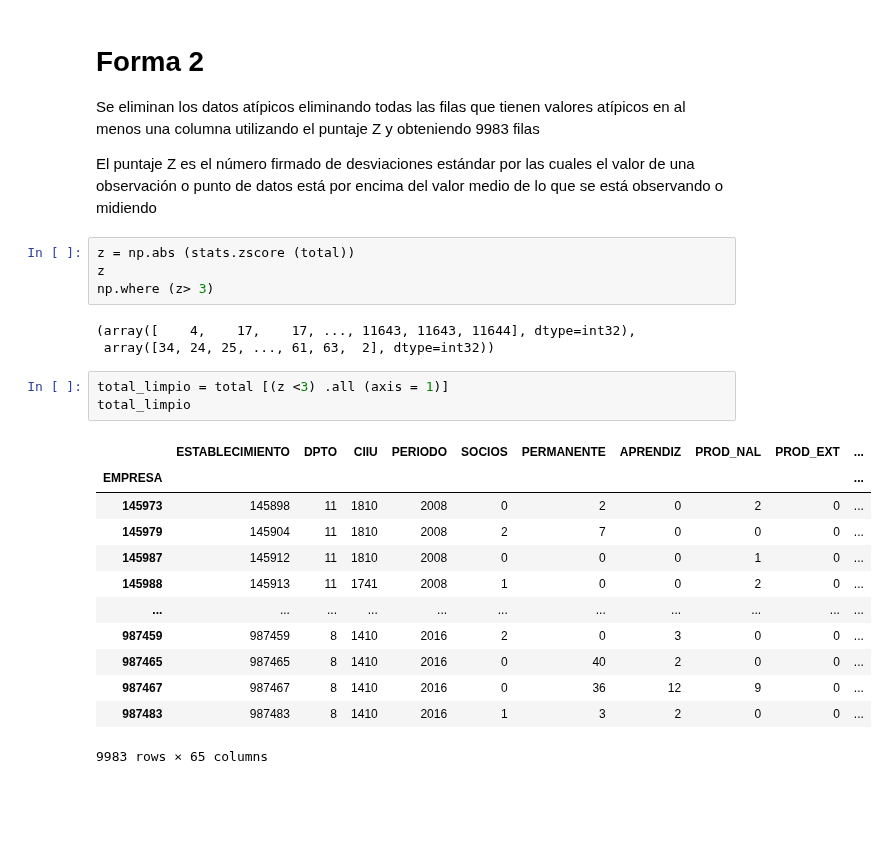
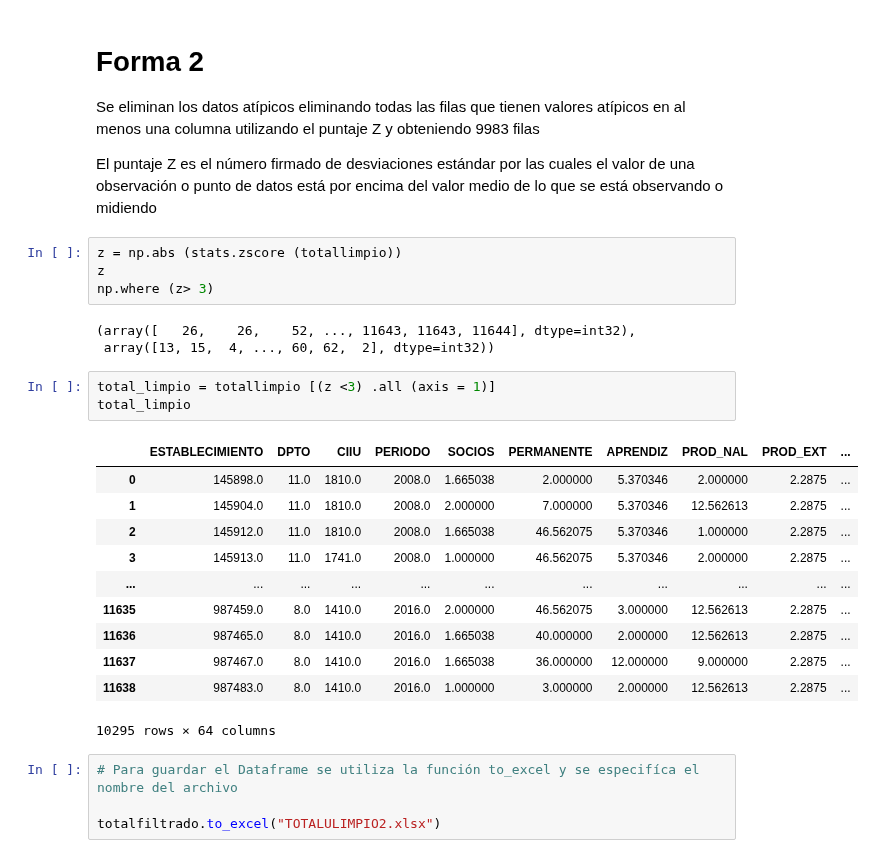
Before and after one commit to KatherinAcosta/Proyecto2018, a Jupyter notebook: 3. Manipulación de datos perdidos (ceros) y atípicos.ipynb, the cells around one changed output. Cells and saved outputs as stored; diff of their text form; blank space fills up the shorter version.

```diff
--- a/3. Manipulación de datos perdidos (ceros) y atípicos.ipynb
+++ b/3. Manipulación de datos perdidos (ceros) y atípicos.ipynb
@@ -196,25 +195,28 @@ Se eliminan los datos atípicos eliminando todas las filas que tienen valores at
 
 El puntaje Z es el número firmado de desviaciones estándar por las cuales el valor de una observación o punto de datos está por encima del valor medio de lo que se está observando o midiendo
 # %%
-z = np.abs (stats.zscore (total))
+z = np.abs (stats.zscore (totallimpio))
 z
 np.where (z> 3)
 # %% [output]
-(array([    4,    17,    17, ..., 11643, 11643, 11644], dtype=int32),
- array([34, 24, 25, ..., 61, 63,  2], dtype=int32))
+(array([   26,    26,    52, ..., 11643, 11643, 11644], dtype=int32),
+ array([13, 15,  4, ..., 60, 62,  2], dtype=int32))
 # %%
-total_limpio = total [(z <3) .all (axis = 1)]
+total_limpio = totallimpio [(z <3) .all (axis = 1)]
 total_limpio
 # %% [output]
 |  | ESTABLECIMIENTO | DPTO | CIIU | PERIODO | SOCIOS | PERMANENTE | APRENDIZ | PROD_NAL | PROD_EXT | ... |
-| EMPRESA |  |  |  |  |  |  |  |  |  | ... |
-| 145973 | 145898 | 11 | 1810 | 2008 | 0 | 2 | 0 | 2 | 0 | ... |
-| 145979 | 145904 | 11 | 1810 | 2008 | 2 | 7 | 0 | 0 | 0 | ... |
-| 145987 | 145912 | 11 | 1810 | 2008 | 0 | 0 | 0 | 1 | 0 | ... |
-| 145988 | 145913 | 11 | 1741 | 2008 | 1 | 0 | 0 | 2 | 0 | ... |
+| 0 | 145898.0 | 11.0 | 1810.0 | 2008.0 | 1.665038 | 2.000000 | 5.370346 | 2.000000 | 2.2875 | ... |
+| 1 | 145904.0 | 11.0 | 1810.0 | 2008.0 | 2.000000 | 7.000000 | 5.370346 | 12.562613 | 2.2875 | ... |
+| 2 | 145912.0 | 11.0 | 1810.0 | 2008.0 | 1.665038 | 46.562075 | 5.370346 | 1.000000 | 2.2875 | ... |
+| 3 | 145913.0 | 11.0 | 1741.0 | 2008.0 | 1.000000 | 46.562075 | 5.370346 | 2.000000 | 2.2875 | ... |
 | ... | ... | ... | ... | ... | ... | ... | ... | ... | ... | ... |
-| 987459 | 987459 | 8 | 1410 | 2016 | 2 | 0 | 3 | 0 | 0 | ... |
-| 987465 | 987465 | 8 | 1410 | 2016 | 0 | 40 | 2 | 0 | 0 | ... |
-| 987467 | 987467 | 8 | 1410 | 2016 | 0 | 36 | 12 | 9 | 0 | ... |
-| 987483 | 987483 | 8 | 1410 | 2016 | 1 | 3 | 2 | 0 | 0 | ... |
+| 11635 | 987459.0 | 8.0 | 1410.0 | 2016.0 | 2.000000 | 46.562075 | 3.000000 | 12.562613 | 2.2875 | ... |
+| 11636 | 987465.0 | 8.0 | 1410.0 | 2016.0 | 1.665038 | 40.000000 | 2.000000 | 12.562613 | 2.2875 | ... |
+| 11637 | 987467.0 | 8.0 | 1410.0 | 2016.0 | 1.665038 | 36.000000 | 12.000000 | 9.000000 | 2.2875 | ... |
+| 11638 | 987483.0 | 8.0 | 1410.0 | 2016.0 | 1.000000 | 3.000000 | 2.000000 | 12.562613 | 2.2875 | ... |
-9983 rows × 65 columns
+10295 rows × 64 columns
+# %%
+# Para guardar el Dataframe se utiliza la función to_excel y se especifíca el nombre del archivo
+
+totalfiltrado.to_excel("TOTALULIMPIO2.xlsx")
```
Also changed, not shown: parts of 4 cells of this notebook, 1 other file.
